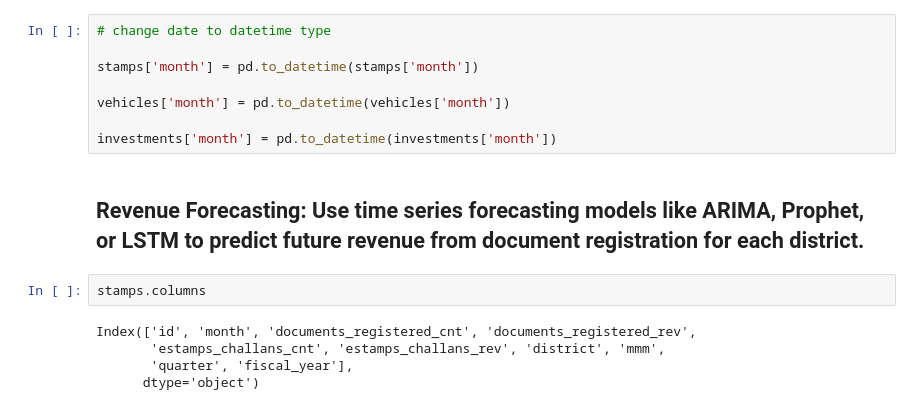
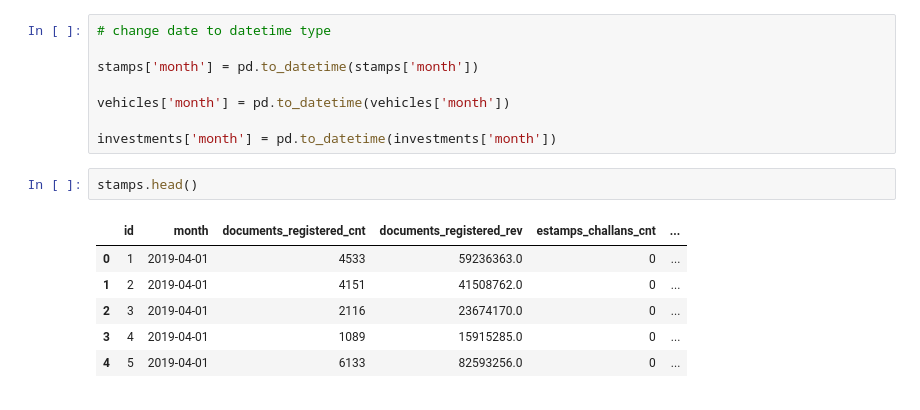
Before and after one commit to nani2357/Telangana_Growth_Analysis, a Jupyter notebook: notebooks/relation_btw_cat.ipynb, the cells around one changed output. Cells and saved outputs as stored; diff of their text form.

```diff
--- a/notebooks/relation_btw_cat.ipynb
+++ b/notebooks/relation_btw_cat.ipynb
@@ -165,12 +157,12 @@ stamps['month'] = pd.to_datetime(stamps['month'])
 vehicles['month'] = pd.to_datetime(vehicles['month'])
 
 investments['month'] = pd.to_datetime(investments['month'])
-# %% [markdown]
-## Revenue Forecasting: Use time series forecasting models like ARIMA, Prophet, or LSTM to predict future revenue from document registration for each district.
 # %%
-stamps.columns
+stamps.head()
 # %% [output]
-Index(['id', 'month', 'documents_registered_cnt', 'documents_registered_rev',
-       'estamps_challans_cnt', 'estamps_challans_rev', 'district', 'mmm',
-       'quarter', 'fiscal_year'],
-      dtype='object')
+|  | id | month | documents_registered_cnt | documents_registered_rev | estamps_challans_cnt | ... |
+| 0 | 1 | 2019-04-01 | 4533 | 59236363.0 | 0 | ... |
+| 1 | 2 | 2019-04-01 | 4151 | 41508762.0 | 0 | ... |
+| 2 | 3 | 2019-04-01 | 2116 | 23674170.0 | 0 | ... |
+| 3 | 4 | 2019-04-01 | 1089 | 15915285.0 | 0 | ... |
+| 4 | 5 | 2019-04-01 | 6133 | 82593256.0 | 0 | ... |
```
Also changed, not shown: parts of 15 cells of this notebook.
